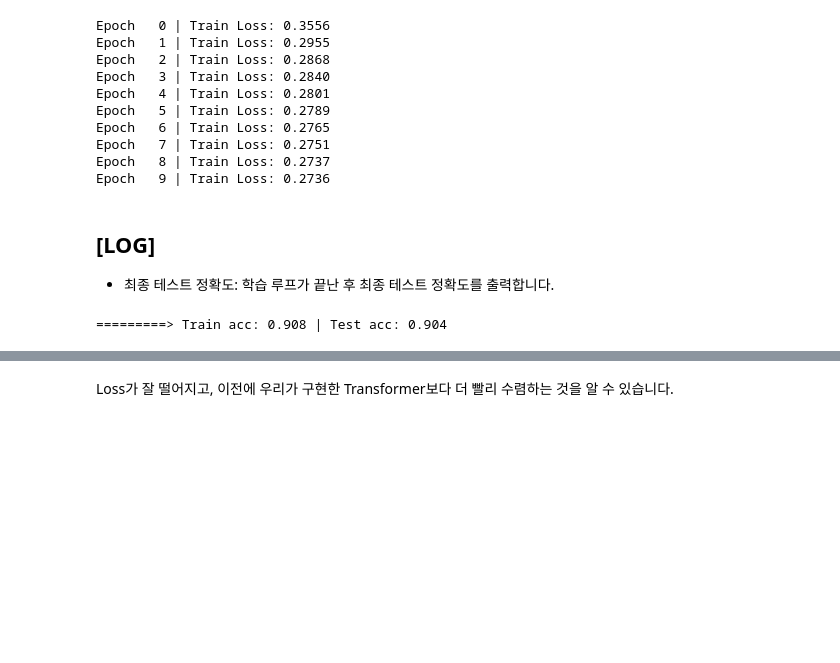
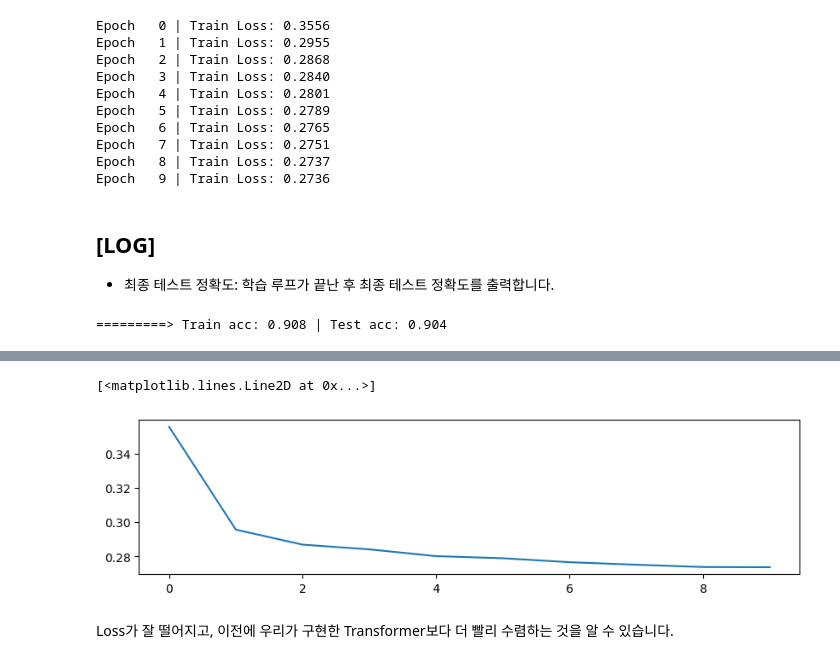
Before and after one commit to rocodoco20/AI1week, a Jupyter notebook: cuda_psy_3week.ipynb, the cells around one changed output, grey strips where cells are left out. Drawn from its saved outputs; the diff is of its cells as text; code cells hidden in the pictures; blank space fills up the shorter version.

```diff
--- a/cuda_psy_3week.ipynb
+++ b/cuda_psy_3week.ipynb
@@ -268,2 +384,39 @@ plt.show()
+# %%
+import matplotlib.pyplot as plt
+
+# 학습 로그 데이터를 담을 딕셔너리 (예시)
+train_logs = {
+    'loss': train_losses,  # train_losses는 이전 코드에서 계산된 학습 손실 리스트
+    'metric': {
+        'acc': [],  # 학습 정확도를 저장할 리스트
+        'f1': []   # 학습 F1 점수를 저장할 리스트
+    }
+}
+val_logs = {
+    'loss': [],  # 검증 손실을 저장할 리스트
+    'metric': {
+        'acc': [],  # 검증 정확도를 저장할 리스트
+        'f1': []   # 검증 F1 점수를 저장할 리스트
+    }
+}
+
+# 학습 및 검증 데이터 로더를 사용하여 정확도와 F1 점수 계산 (예시)
+# 이 부분은 실제 데이터와 모델에 맞게 수정해야 합니다.
+# 예를 들어, sklearn.metrics의 accuracy_score, f1_score 등을 사용할 수 있습니다.
+# ... (정확도와 F1 점수 계산 코드) ...
+
+# 계산된 정확도와 F1 점수를 로그 딕셔너리에 추가
+# ... (train_logs['metric']['acc'], train_logs['metric']['f1'], val_logs['metric']['acc'], val_logs['metric']['f1']에 값 추가) ...
+
+# 그래프 생성
+plt.figure(figsize=(10, 8))  # 그래프 크기 설정
+
+# 학습 손실 vs 검증 손실 그래프
+plt.subplot(3, 1, 1)  # 3행 1열의 첫 번째 subplot
+plt.plot(range(len(train_logs['loss'])), train_logs['loss'], label='train')  # 학습 손실 그래프
+plt.plot(range(len(val_logs['loss'])), val_logs['loss'], linestyle='-', marker='o', markersize=5, color='red', label='val')  # 검증 손실 그래
+# %% [output]
+[<matplotlib.lines.Line2D at 0x...>]
+[figure, added]
 # %% [markdown]
 Loss가 잘 떨어지고, 이전에 우리가 구현한 Transformer보다 더 빨리 수렴하는 것을 알 수 있습니다.
```
Also changed, not shown: parts of 9 cells of this notebook.
